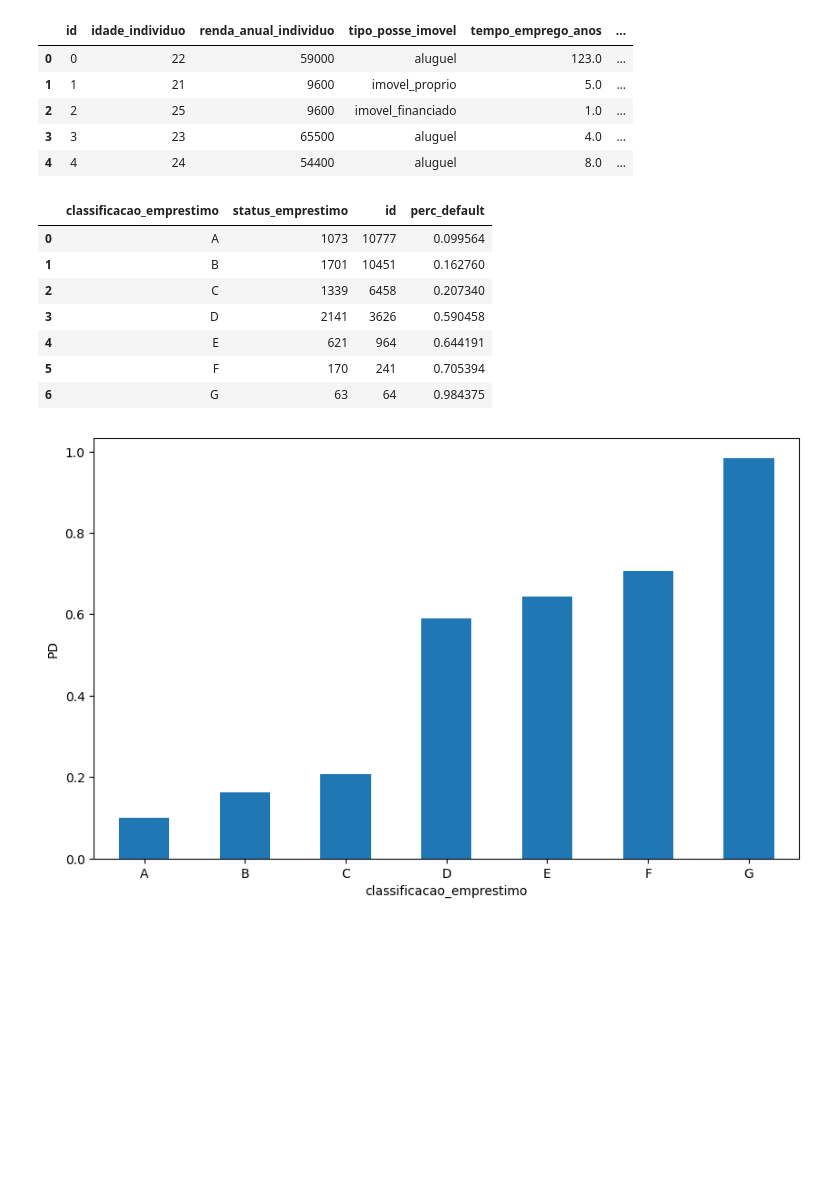
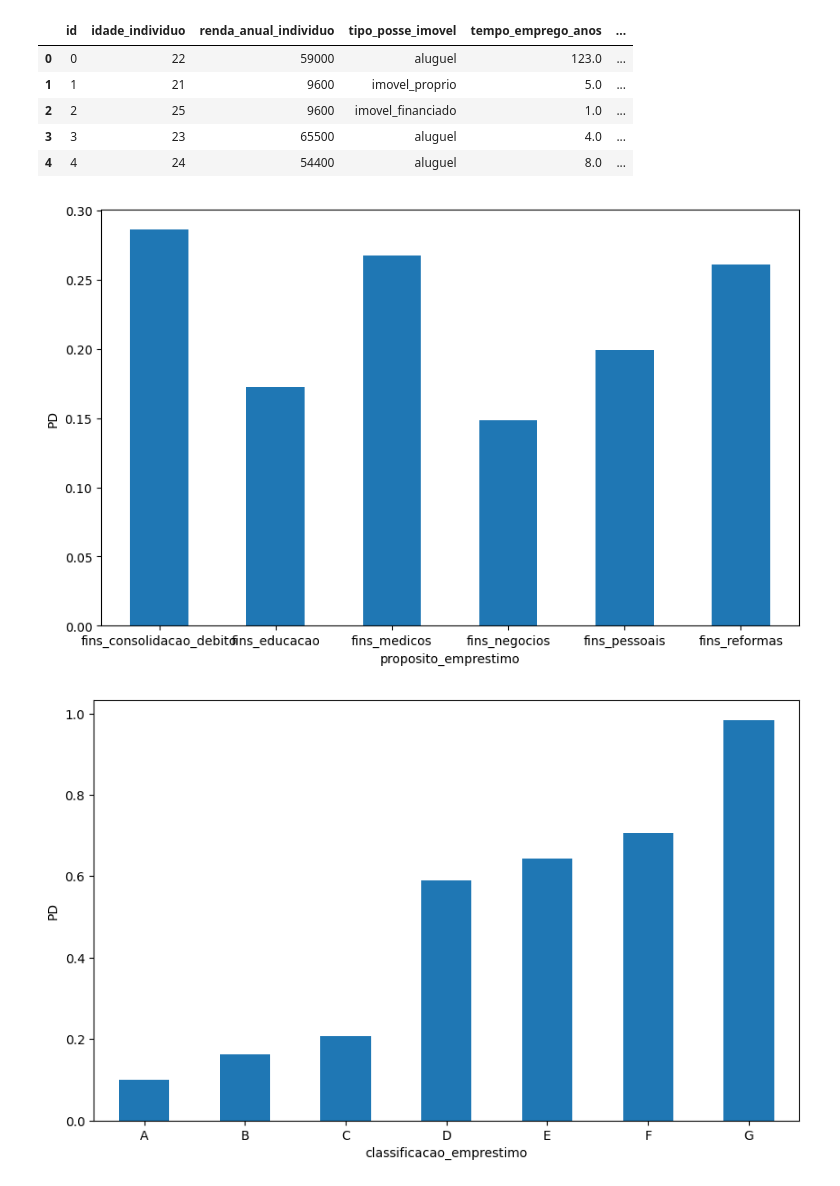
Before and after one commit to lucasgabwinter/modelo-pd-rl, a Jupyter notebook: caderno.ipynb, the cells around one changed output. Cells and saved outputs as stored; diff of their text form; code cells hidden in the pictures; blank space fills up the shorter version.

```diff
--- a/caderno.ipynb
+++ b/caderno.ipynb
@@ -133,18 +134,19 @@ df.head()
 | 2 | 2 | 25 | 9600 | imovel_financiado | 1.0 | ... |
 | 3 | 3 | 23 | 65500 | aluguel | 4.0 | ... |
 | 4 | 4 | 24 | 54400 | aluguel | 8.0 | ... |
-# %%
-df_agp = df.groupby('classificacao_emprestimo').agg({'status_emprestimo': 'sum', 'id': 'count'})
-df_agp['perc_default'] =  df_agp['status_emprestimo'] / df_agp['id']
-df_agp = df_agp.reset_index()
-df_agp
-# %% [output]
-|  | classificacao_emprestimo | status_emprestimo | id | perc_default |
-| 0 | A | 1073 | 10777 | 0.099564 |
-| 1 | B | 1701 | 10451 | 0.162760 |
-| 2 | C | 1339 | 6458 | 0.207340 |
-| 3 | D | 2141 | 3626 | 0.590458 |
-| 4 | E | 621 | 964 | 0.644191 |
-| 5 | F | 170 | 241 | 0.705394 |
-| 6 | G | 63 | 64 | 0.984375 |
+# %%
+df_agp = df.groupby('proposito_emprestimo').agg({'status_emprestimo': 'sum', 'id': 'count'})
+df_agp['perc_default'] =  df_agp['status_emprestimo'] / df_agp['id']
+df_agp = df_agp.reset_index()
+
+ax = df_agp.plot(x='proposito_emprestimo',
+                 y='perc_default',
+                 kind='bar',
+                 figsize=(10,6),
+                 legend=False)
+ax.set_ylabel('PD')
+ax.tick_params(axis='x', rotation=0)
+plt.show()
+# %% [output]
+[figure, added]
 # %%
```
Also changed, not shown: parts of 22 cells of this notebook.
